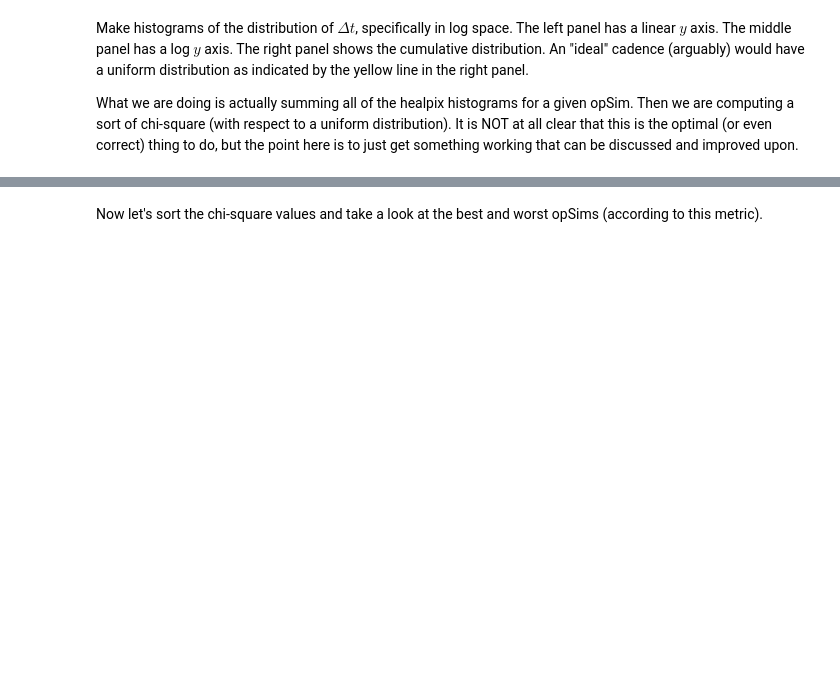
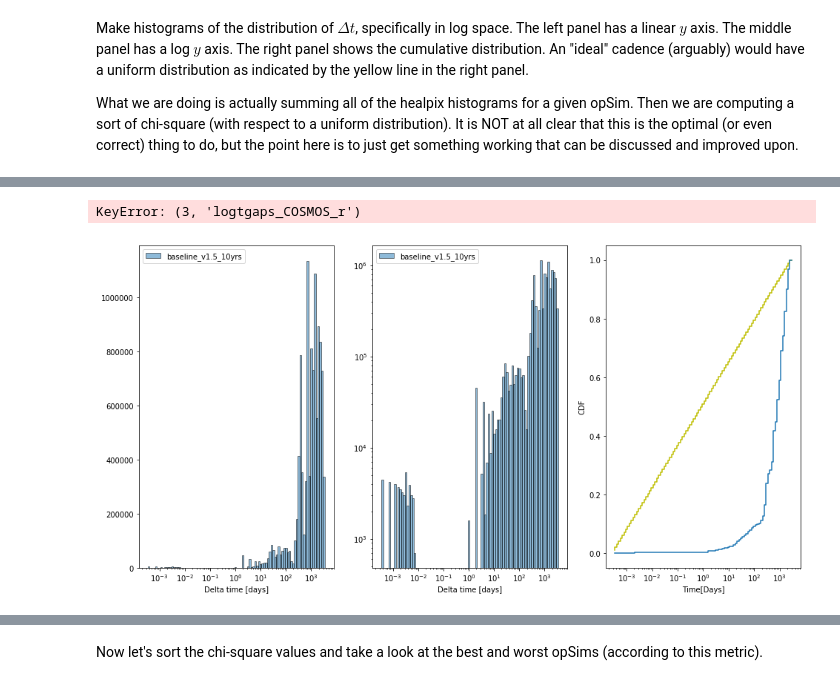
Before and after one commit to RichardsGroup/LSST_OpSim, a Jupyter notebook: contrib/gtrDDF01_plotLogTgapsMetric.ipynb, the cells around one changed output, grey strips where cells are left out. Saved outputs shown, nothing was run; the diff lists cells and outputs as text; code cells hidden in the pictures; blank space fills up the shorter version.

```diff
--- a/contrib/gtrDDF01_plotLogTgapsMetric.ipynb
+++ b/contrib/gtrDDF01_plotLogTgapsMetric.ipynb
@@ -142,0 +156,55 @@ Healpix slicer using NSIDE=512, approximate resolution 6.870973 arcminutes
+# %%
+# COSMOS g
+# retrieve metricBundles for each opsim run and store them in a dictionary
+bundleDicts = {}
+chisqDict = {}
+
+fig, (ax1, ax2, ax3) = plt.subplots(1, 3, figsize=(16, 8))
+for i,runName in enumerate(resultDbs):
+    if (i<=74):
+        bundleDicts[runName] = bundleDictFromDisk(resultDbs[runName], runName, metricDataPath)
+        bdict = bundleDicts[runName]
+        logTgaps = bdict[(3,'logtgaps_COSMOS_r')]
+        #print(logTgaps.metricValues)
+
+        mask = logTgaps.metricValues.mask #get rid of healpix with no data.
+        data = logTgaps.metricValues.data[~mask]
+
+        ax1.bar(bins[:-1], data.sum(), width=np.diff(bins), ec="k", align="edge", alpha=0.5, label=runName)
+        ax1.set_xscale('log')
+        #ax1.set_yscale('log')
+        ax1.set_xlabel('Delta time [days]')
+        ax1.legend(loc='upper left')
+
+        ax2.bar(bins[:-1], data.sum(), width=np.diff(bins), ec="k", align="edge", alpha=0.5, label=runName)
+        ax2.set_xscale('log')
+        ax2.set_yscale('log')
+        ax2.set_xlabel('Delta time [days]')
+        #plt.savefig('test2.png')
+        ax2.legend(loc='upper left')
+
+        #Total number of observation pairs
+        total = data.sum().sum()
+        uniform = np.zeros_like(data.sum()) + total/len(data.sum())
+        #Make cumulative distributions of those
+        y1 = uniform.cumsum()
+        y1 = y1/y1[-1]
+        if (i==0):
+            ax3.step(bins[:-1], y1, color='y')
+
+        y2 = data.sum().cumsum()
+        y2 = y2/y2[-1]
+        ax3.step(bins[:-1], y2)
+        ax3.set_xscale('log')
+        ax3.set_xlabel('Time[Days]')
+        ax3.set_ylabel('CDF')
+
+        #Compute a sort of chi-square
+        chisq,p = chisquare(f_obs=data.sum(),f_exp=uniform)
+        #print(chisq,p)
+        chisqDict[runName]=chisq
+        #print(chisqDict)
+plt.savefig('rCOSMOS.png')
+# %% [output]
+KeyError: (3, 'logtgaps_COSMOS_r')
+[figure, added]
```
Also changed, not shown: parts of 20 cells of this notebook, 1 other file.
